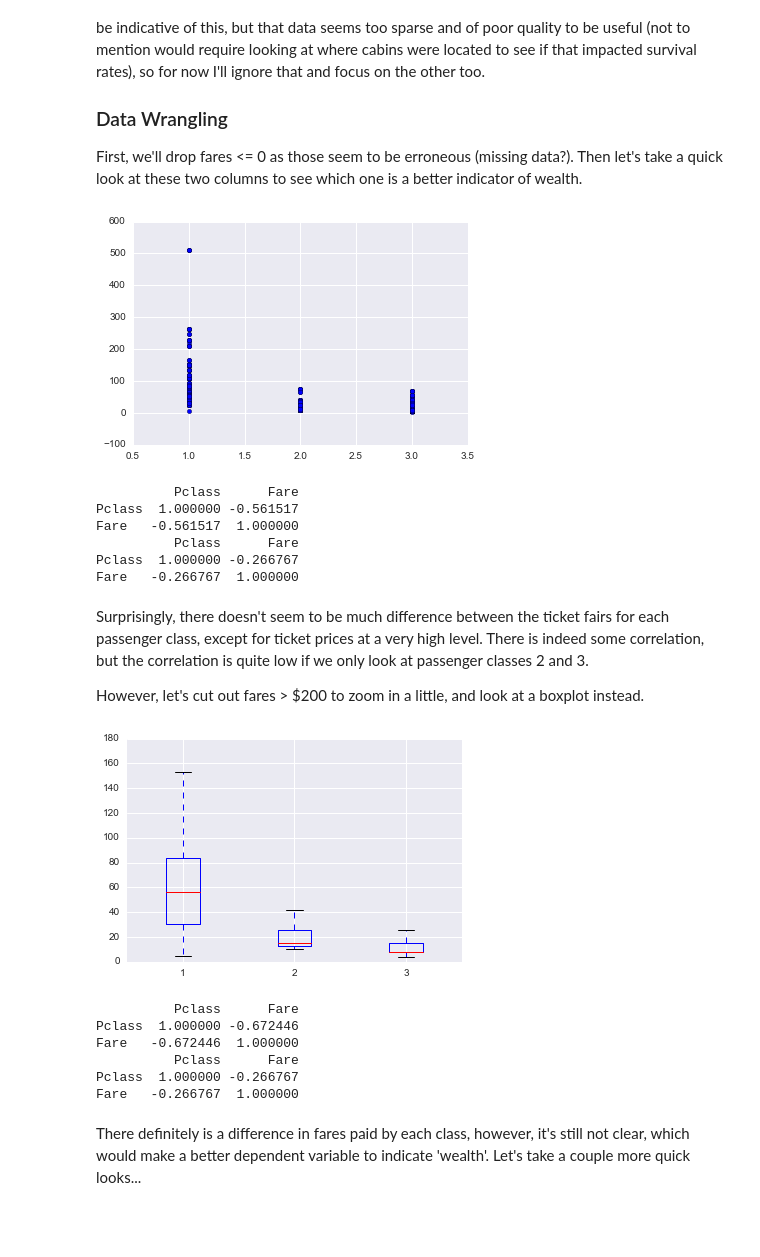
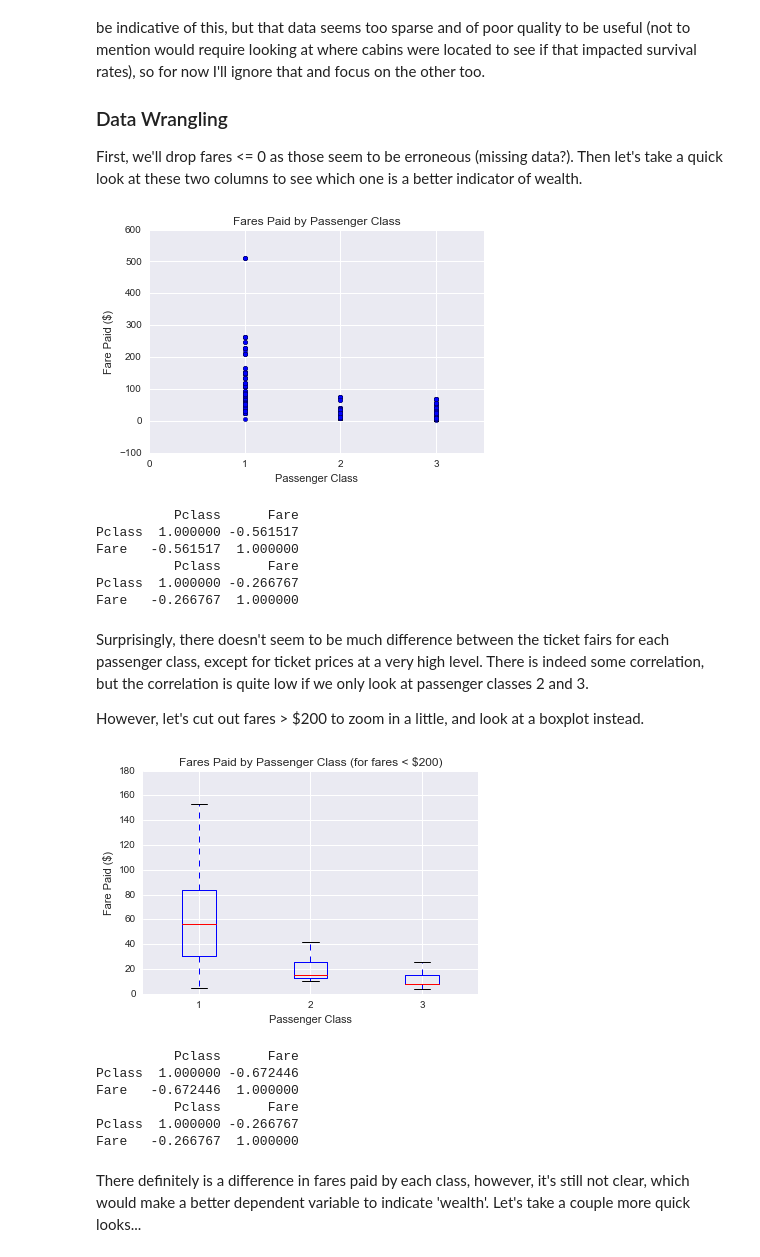
Before and after one commit to greg-ashby/titanic_survival_analysis, a Jupyter notebook: Titanic.ipynb, the cells around one changed output. Saved outputs shown, nothing was run; the diff lists cells and outputs as text; code cells hidden in the pictures; blank space fills up the shorter version.

```diff
--- a/Titanic.ipynb
+++ b/Titanic.ipynb
@@ -267,16 +346,20 @@ First, we'll drop fares <= 0 as those seem to be erroneous (missing data?). Then
 # %%
 cleaned = titanic_df[titanic_df['Fare'] > 0]
 x = cleaned['Pclass']
 y = cleaned['Fare']
 plt.scatter(x, y)
+plt.xticks(np.arange(0, 4, 1))
+plt.xlabel('Passenger Class')
+plt.ylabel('Fare Paid ($)')
+plt.title('Fares Paid by Passenger Class')
 plt.show()
 
 # how correlated are these columns?
 print cleaned.loc[:, ['Pclass', 'Fare']].corr()
 # what about just for Passenger Classes 2 and 3?
 print cleaned.loc[cleaned['Pclass'].isin([2, 3])].loc[:, ['Pclass', 'Fare']].corr()
 # %% [output]
-[figure, old version]
+[figure, new version]
           Pclass      Fare
 Pclass  1.000000 -0.561517
 Fare   -0.561517  1.000000
@@ -296,12 +379,15 @@ for name, data in grouped:
      data_to_plot.append(data['Fare'])
 
 plt.boxplot(data_to_plot)
+plt.xlabel('Passenger Class')
+plt.ylabel('Fare Paid ($)')
+plt.title('Fares Paid by Passenger Class (for fares < $200)')
 plt.show()
 
 print fares_under_200.corr()
 print fares_under_200.loc[fares_under_200['Pclass'].isin([2, 3])].loc[:, ['Pclass', 'Fare']].corr()
 # %% [output]
-[figure, old version]
+[figure, new version]
           Pclass      Fare
 Pclass  1.000000 -0.672446
 Fare   -0.672446  1.000000
```
Also changed, not shown: parts of 28 cells of this notebook, 1 other file.
